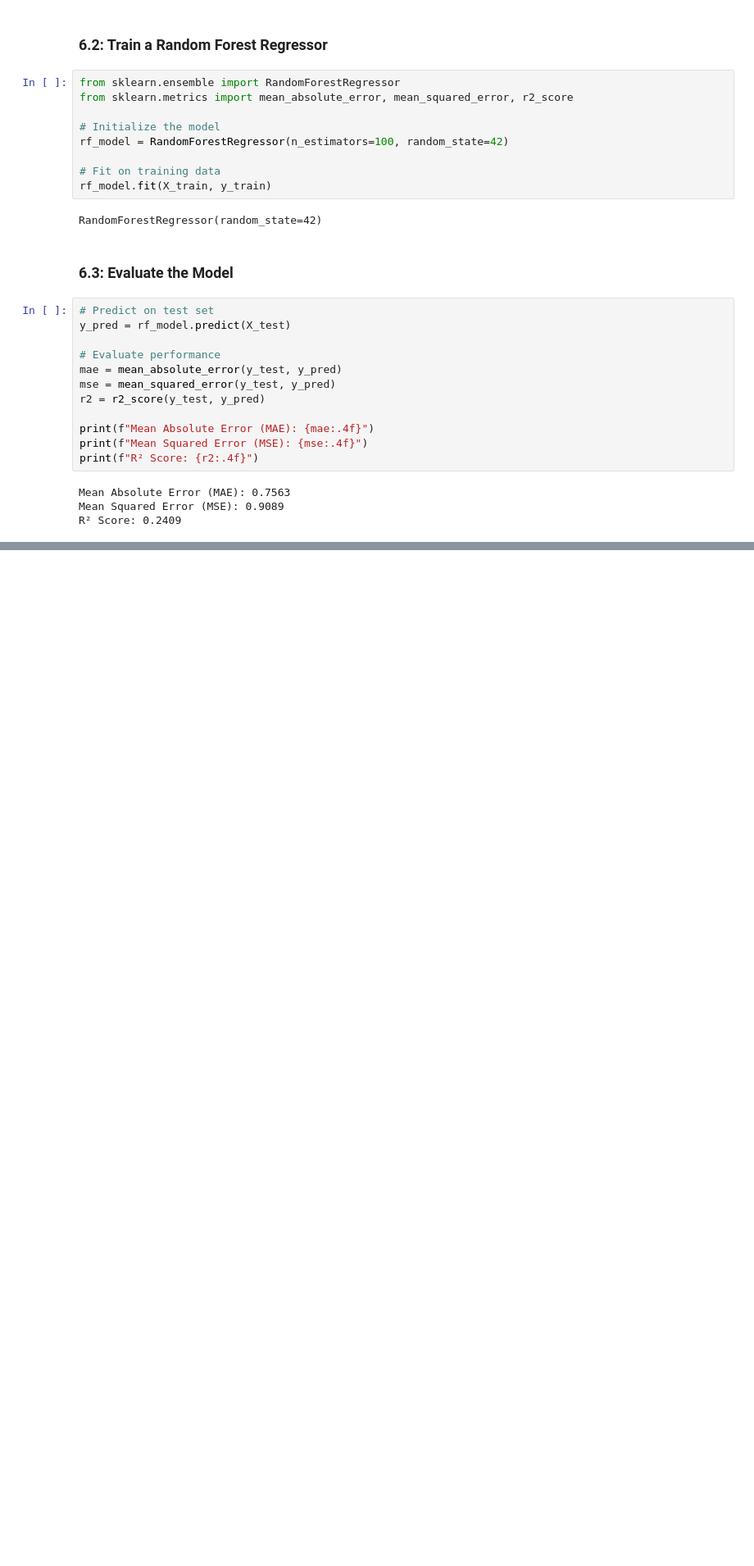
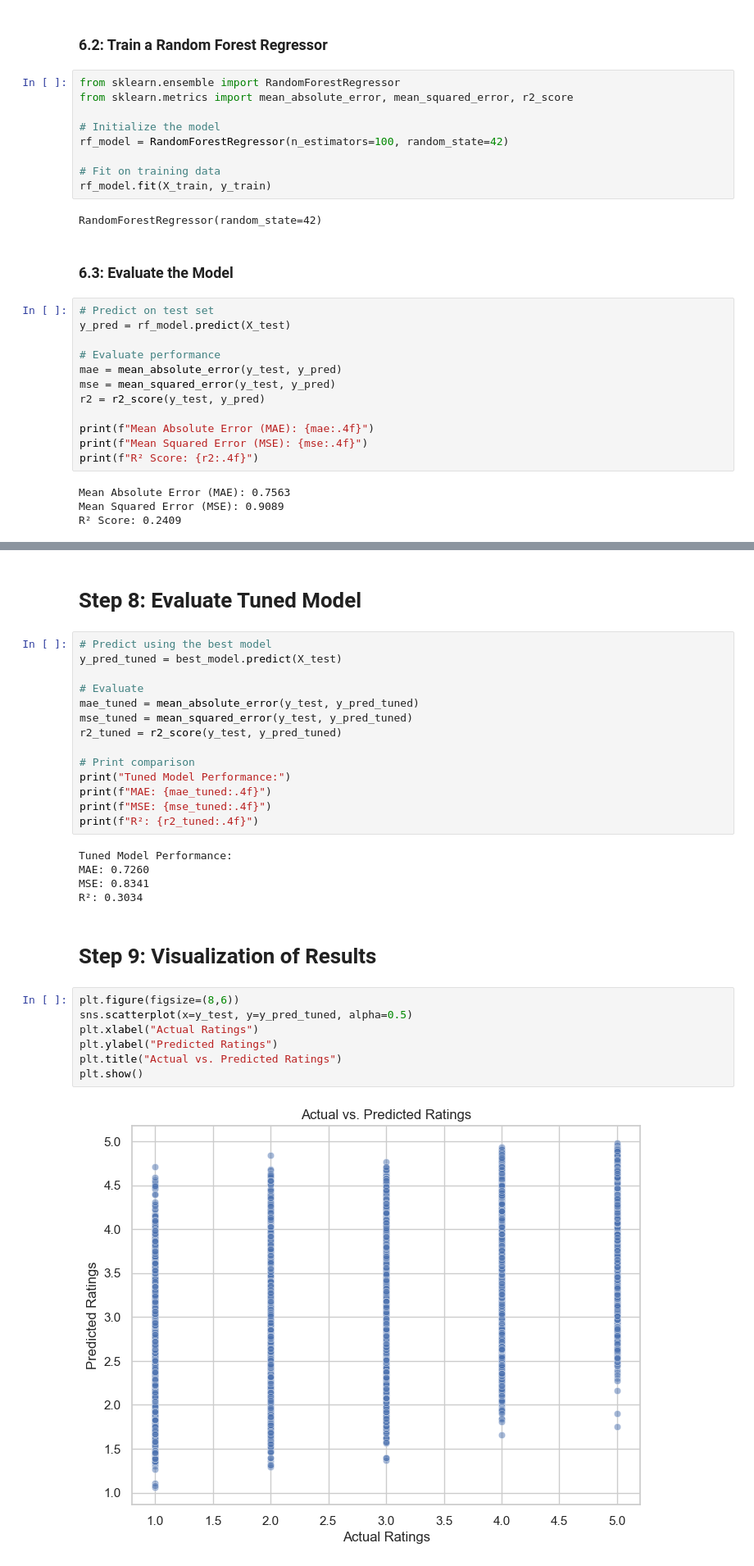
Before and after one commit to bhusalashish/Movie-Rating-Prediction, a Jupyter notebook: Supervised Learning Lab/lab1.ipynb, the cells around one changed output, grey strips where cells are left out. Shown at 82% size. Saved outputs shown, nothing was run; the diff lists cells and outputs as text; blank space fills up the shorter version.

Commit message:
Evaluate, tune and visualise results
- Evaluate the model performance
- Perform hyperparameter tuning and evaluate the predictions again
- Visualise the results

```diff
--- a/Supervised Learning Lab/lab1.ipynb
+++ b/Supervised Learning Lab/lab1.ipynb
@@ -359,0 +402,32 @@ R² Score: 0.2409
+# %% [markdown]
+# Step 8: Evaluate Tuned Model
+# %%
+# Predict using the best model
+y_pred_tuned = best_model.predict(X_test)
+
+# Evaluate
+mae_tuned = mean_absolute_error(y_test, y_pred_tuned)
+mse_tuned = mean_squared_error(y_test, y_pred_tuned)
+r2_tuned = r2_score(y_test, y_pred_tuned)
+
+# Print comparison
+print("Tuned Model Performance:")
+print(f"MAE: {mae_tuned:.4f}")
+print(f"MSE: {mse_tuned:.4f}")
+print(f"R²: {r2_tuned:.4f}")
+# %% [output]
+Tuned Model Performance:
+MAE: 0.7260
+MSE: 0.8341
+R²: 0.3034
+# %% [markdown]
+# Step 9: Visualization of Results
+# %%
+plt.figure(figsize=(8,6))
+sns.scatterplot(x=y_test, y=y_pred_tuned, alpha=0.5)
+plt.xlabel("Actual Ratings")
+plt.ylabel("Predicted Ratings")
+plt.title("Actual vs. Predicted Ratings")
+plt.show()
+# %% [output]
+[figure, added]
```
Also changed, not shown: parts of 6 cells of this notebook.
